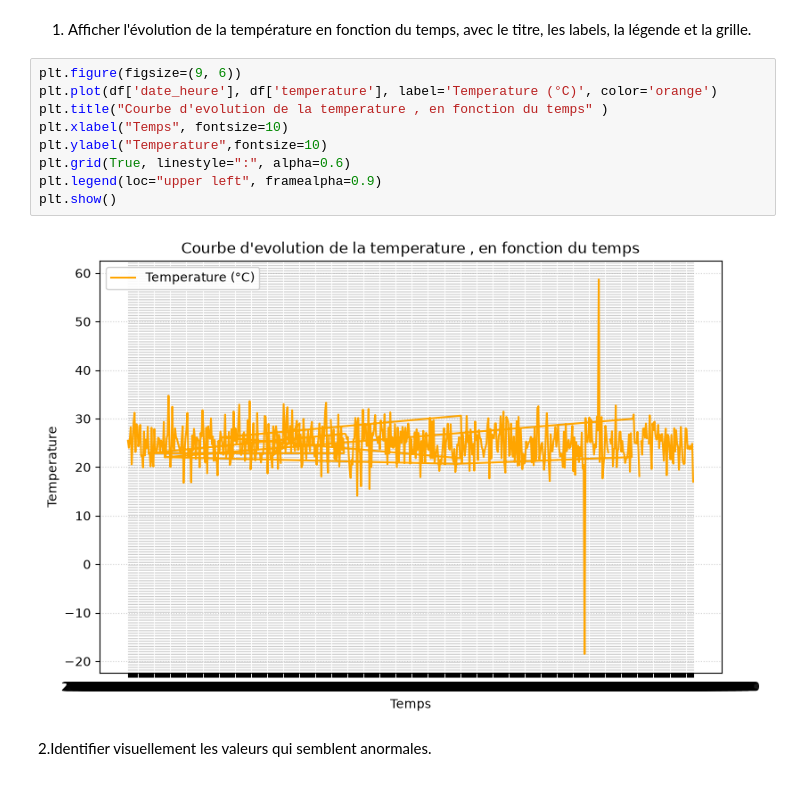
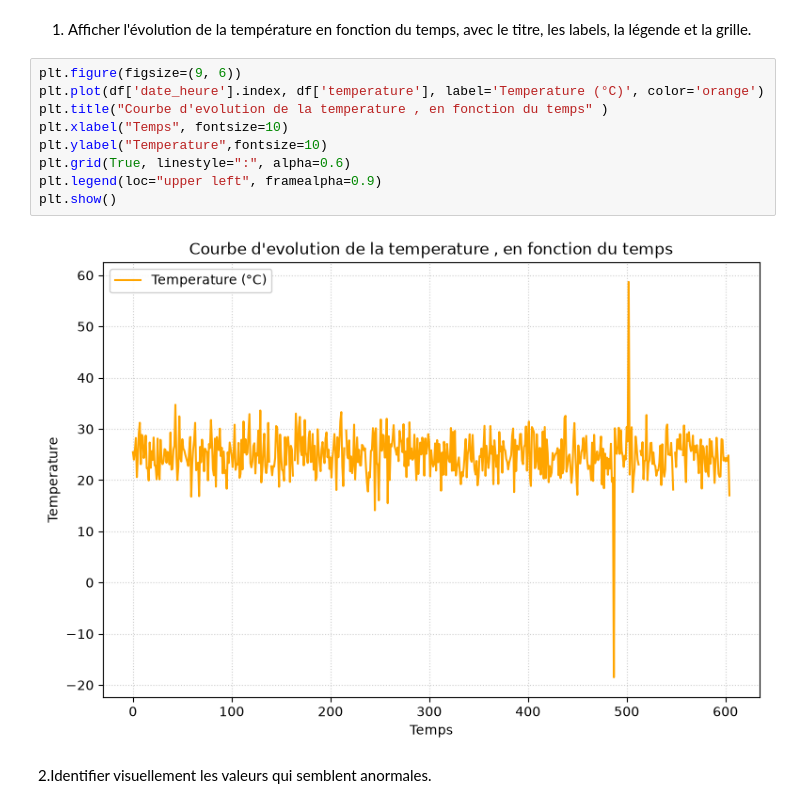
Before and after one commit to rokhayacoumbadiouf-bit/Atelier_Matplotlib, a Jupyter notebook: atelier_matplotlib_iot/notebooks/atelier_matplotlib_iot.ipynb, the cells around one changed output. Drawn from its saved outputs; the diff is of its cells as text.

```diff
--- a/atelier_matplotlib_iot/notebooks/atelier_matplotlib_iot.ipynb
+++ b/atelier_matplotlib_iot/notebooks/atelier_matplotlib_iot.ipynb
@@ -20,15 +20,15 @@ et la grille.
 et la grille.
 # %%
 plt.figure(figsize=(9, 6))
-plt.plot(df['date_heure'], df['temperature'], label='Temperature (°C)', color='orange')
+plt.plot(df['date_heure'].index, df['temperature'], label='Temperature (°C)', color='orange')
 plt.title("Courbe d'evolution de la temperature , en fonction du temps" )
 plt.xlabel("Temps", fontsize=10)
 plt.ylabel("Temperature",fontsize=10)
 plt.grid(True, linestyle=":", alpha=0.6)
 plt.legend(loc="upper left", framealpha=0.9)
 plt.show()
 # %% [output]
-[figure, old version]
+[figure, new version]
 # %% [markdown]
  2.Identifier visuellement les valeurs qui semblent anormales.
 # %% [markdown]
```
Also changed, not shown: parts of 17 cells of this notebook.
